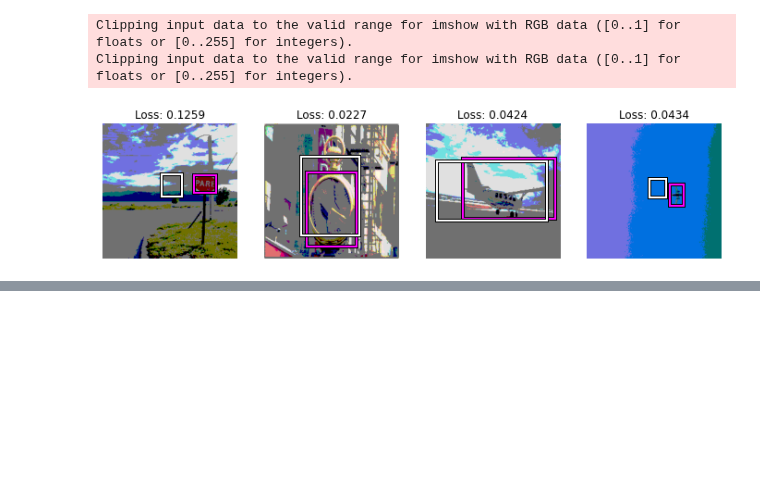
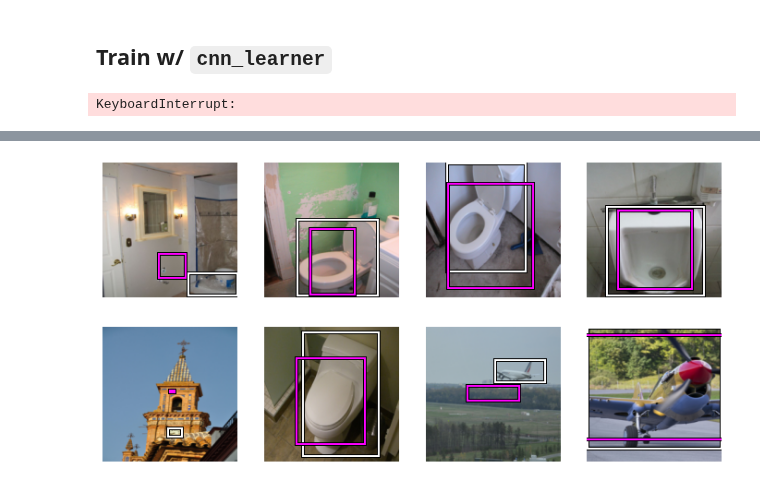
Before and after one commit to mccallion/rory, a Jupyter notebook: _20201002_coco_tensorbbox.ipynb, the cells around one changed output, grey strips where cells are left out. Cells and saved outputs as stored; diff of their text form; code cells hidden in the pictures; blank space fills up the shorter version.

```diff
--- a/_20201002_coco_tensorbbox.ipynb
+++ b/_20201002_coco_tensorbbox.ipynb
@@ -96,25 +78,23 @@ learn.fit_one_cycle(10, lr=lr_min) # valid_loss of .0786 after 9 epochs
-# %%
-### Showing results ###
-def _descale(x,sz): return (x+1)*sz//2
-def show_learner_results(learner, n=4, nrows=1, ncols=4, sz=224):
-    xb, yb = learner.dls.one_batch()
-    yp = learner.model(xb) # this is GPU hungry; need to get inference on one item
-    xb, yb, yp = xb.cpu(), yb.cpu(), yp.cpu()
-
-    ctxs = get_grid(n, nrows, ncols)
-    for i,ctx in enumerate(ctxs):
-        im, actual, forecast  = xb[i], yb[i], yp[i]
-        loss = learner.loss_func(actual, forecast).item()
-
-        im = F.relu(_descale(im.int(),sz))
-        actual = TensorBBox(_descale(actual,sz))
-        forecast = TensorBBox(_descale(forecast,sz))
-
-        show_image(im, ctx=ctx, title=f'Loss: {round(loss,4)}')
-        actual.show(ctx=ctx, color='magenta')
-        forecast.show(ctx=ctx)
-show_learner_results(learn)
-# %% [output]
-Clipping input data to the valid range for imshow with RGB data ([0..1] for floats or [0..255] for integers).
-Clipping input data to the valid range for imshow with RGB data ([0..1] for floats or [0..255] for integers).
-[figure, removed]
+# %% [markdown]
+## Train w/ `cnn_learner`
+# %%
+### Model & Train ###
+learn = cnn_learner(dls, resnet34, loss_func=MSELossFlat())
+lr_min, _ = learn.lr_find() # lr_min = 1e-2
+learn.fit_one_cycle(10, lr=1e-2) # valid_loss of .0786 after 9 epochs
+# learn.export('_20201002_coco_tensorbox_learner_20201005.pkl')
+# %% [output]
+KeyboardInterrupt:
+# %%
+def show_preds(dss, inf, pipe, n=8, offset=0, nrows=2, ncols=4, sz=224):
+    ctxs = get_grid(n, nrows, ncols)
+    for i,ctx in enumerate(ctxs):
+        im,bb = pipe(dss[i+offset]) # tfms for resizing ims and bbs
+        pred = inf.predict(im)
+        show_image(im, ctx=ctx)
+        ((bb+1)*sz//2).show(ctx=ctx)
+        pred[0].show(ctx=ctx, color='magenta')
+p = Pipeline([PointScaler(), Resize(im_size, method=ResizeMethod.Squish)])
+inf = load_learner('_20201002_coco_tensorbox_learner_20201005.pkl')
+show_preds(dss, inf, p)
+# %% [output]
@@ -120,0 +109 @@ Clipping input data to the valid range for imshow with RGB data ([0..1] for floa
+[figure, added]
```
Also changed, not shown: parts of 12 cells of this notebook, 5 other files.
